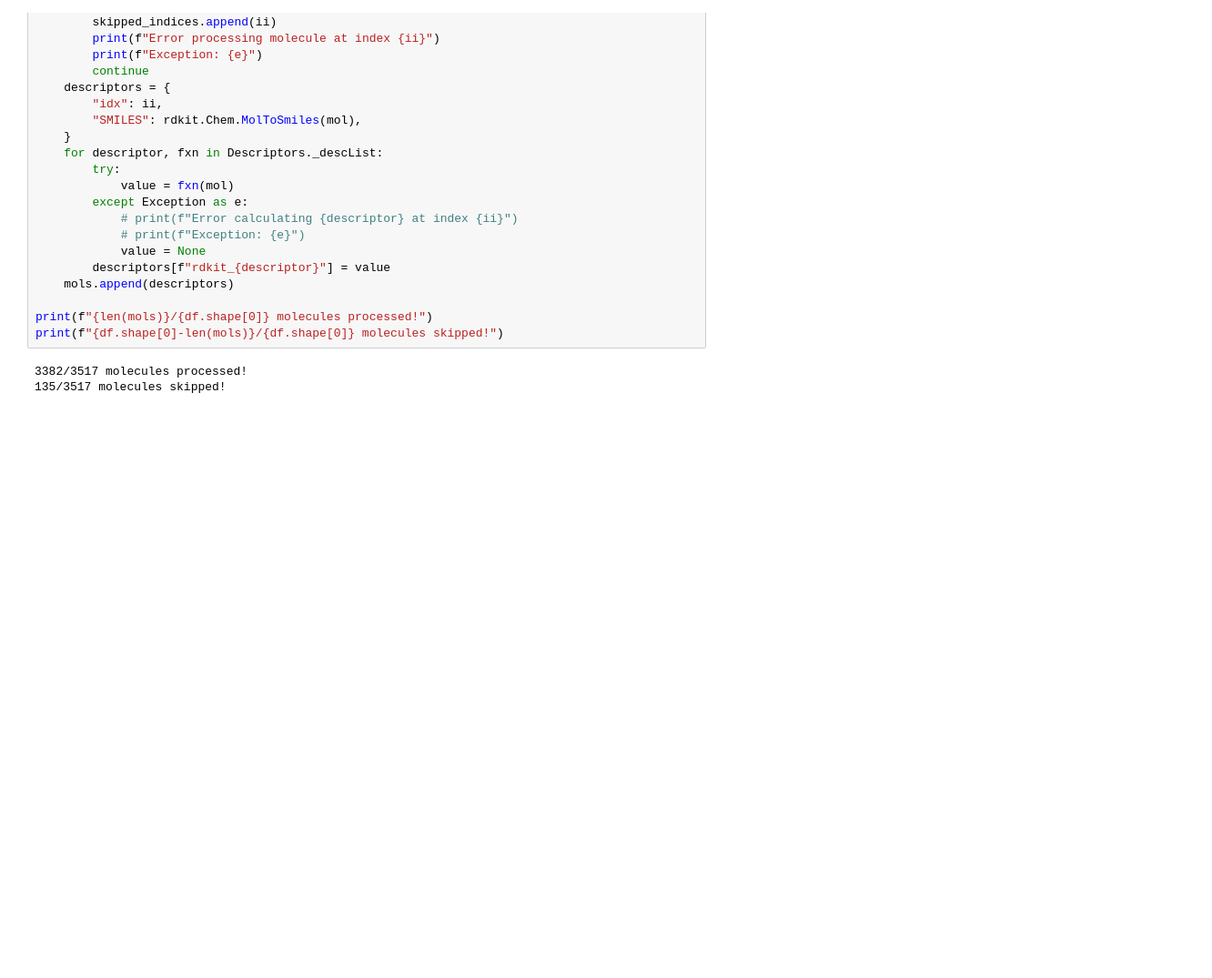
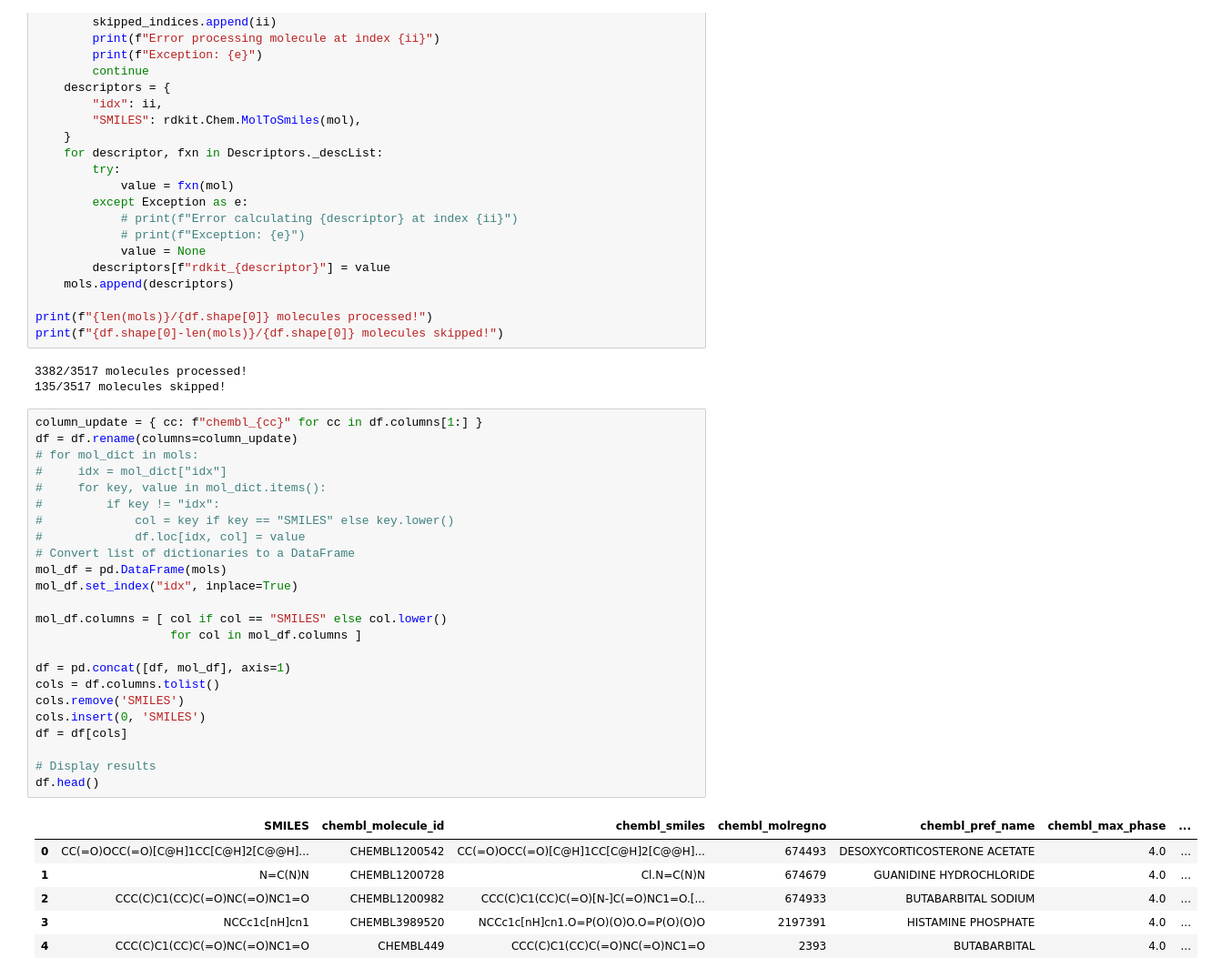
Before and after one commit to brad-dallin/laptop-chemistry, a Jupyter notebook: notebooks/rdkit_molecule_2d_profile.ipynb, the cells around one changed output. Shown at 91% size. Drawn from its saved outputs; the diff is of its cells as text; blank space fills up the shorter version.

```diff
--- a/notebooks/rdkit_molecule_2d_profile.ipynb
+++ b/notebooks/rdkit_molecule_2d_profile.ipynb
@@ -82,3 +84,34 @@ print(f"{df.shape[0]-len(mols)}/{df.shape[0]} molecules skipped!")
 # %% [output]
 3382/3517 molecules processed!
 135/3517 molecules skipped!
+# %%
+column_update = { cc: f"chembl_{cc}" for cc in df.columns[1:] }
+df = df.rename(columns=column_update)
+# for mol_dict in mols:
+#     idx = mol_dict["idx"]
+#     for key, value in mol_dict.items():
+#         if key != "idx":
+#             col = key if key == "SMILES" else key.lower()
+#             df.loc[idx, col] = value
+# Convert list of dictionaries to a DataFrame
+mol_df = pd.DataFrame(mols)
+mol_df.set_index("idx", inplace=True)
+
+mol_df.columns = [ col if col == "SMILES" else col.lower()
+                   for col in mol_df.columns ]
+
+df = pd.concat([df, mol_df], axis=1)
+cols = df.columns.tolist()
+cols.remove('SMILES')
+cols.insert(0, 'SMILES')
+df = df[cols]
+
+# Display results
+df.head()
+# %% [output]
+|  | SMILES | chembl_molecule_id | chembl_smiles | chembl_molregno | chembl_pref_name | chembl_max_phase | ... |
+| 0 | CC(=O)OCC(=O)[C@H]1CC[C@H]2[C@@H]... | CHEMBL1200542 | CC(=O)OCC(=O)[C@H]1CC[C@H]2[C@@H]... | 674493 | DESOXYCORTICOSTERONE ACETATE | 4.0 | ... |
+| 1 | N=C(N)N | CHEMBL1200728 | Cl.N=C(N)N | 674679 | GUANIDINE HYDROCHLORIDE | 4.0 | ... |
+| 2 | CCC(C)C1(CC)C(=O)NC(=O)NC1=O | CHEMBL1200982 | CCC(C)C1(CC)C(=O)[N-]C(=O)NC1=O.[... | 674933 | BUTABARBITAL SODIUM | 4.0 | ... |
+| 3 | NCCc1c[nH]cn1 | CHEMBL3989520 | NCCc1c[nH]cn1.O=P(O)(O)O.O=P(O)(O)O | 2197391 | HISTAMINE PHOSPHATE | 4.0 | ... |
+| 4 | CCC(C)C1(CC)C(=O)NC(=O)NC1=O | CHEMBL449 | CCC(C)C1(CC)C(=O)NC(=O)NC1=O | 2393 | BUTABARBITAL | 4.0 | ... |
```
Also changed, not shown: parts of 2 cells of this notebook, 1 other file.
